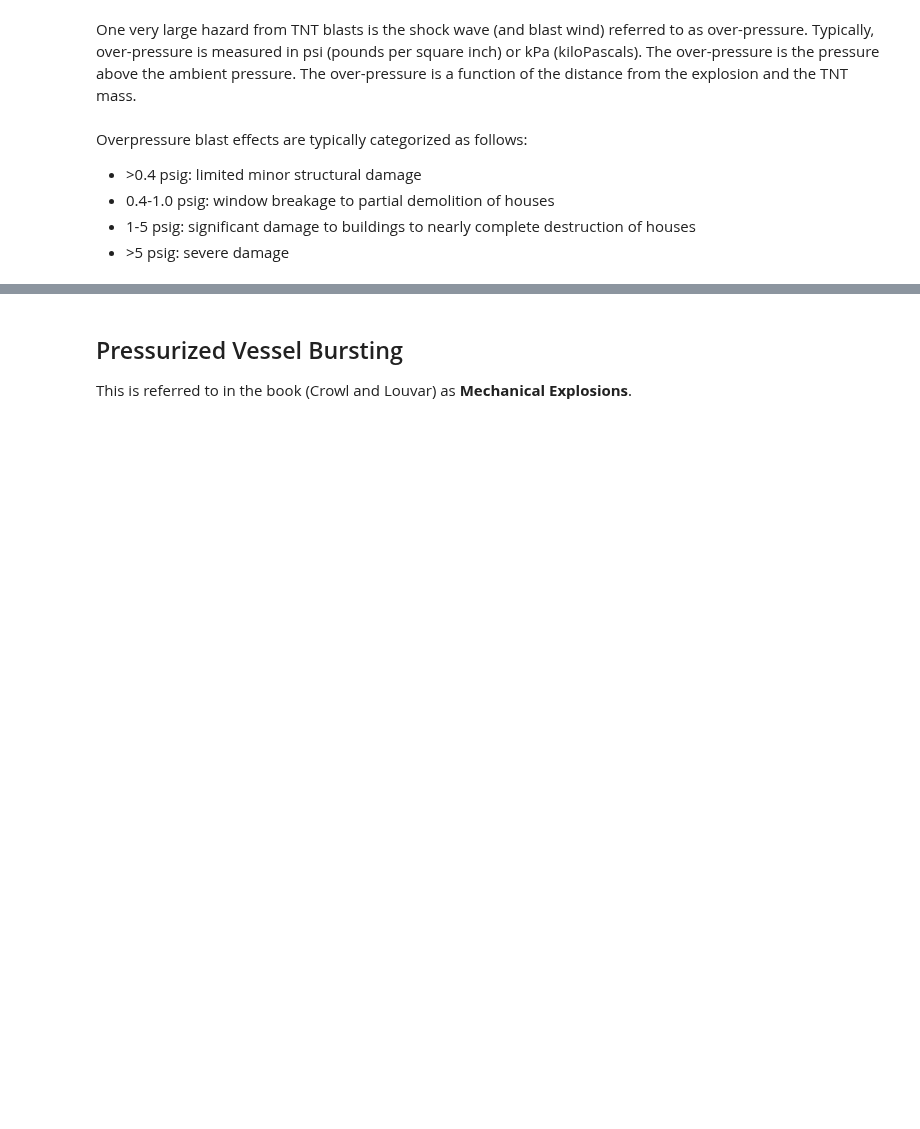
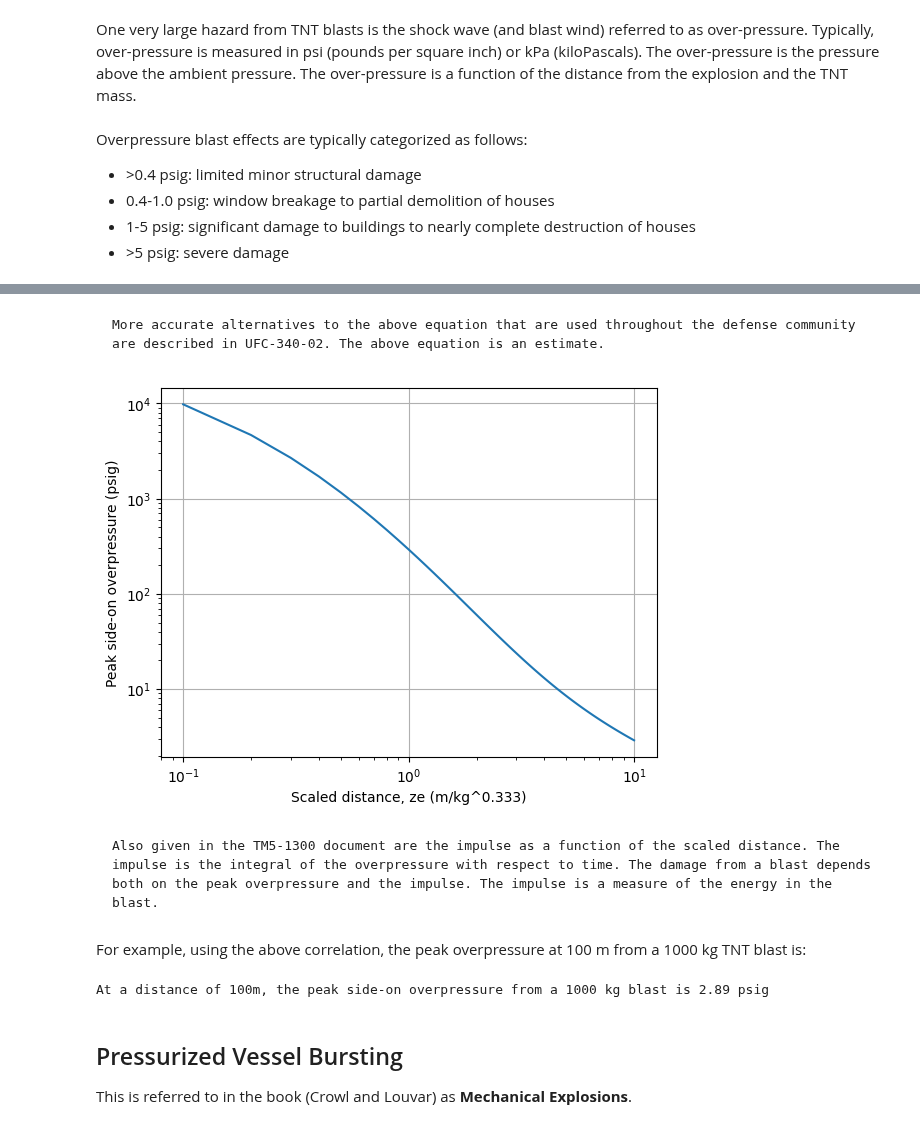
Before and after one commit to clint-bg/safetyinjc, a Jupyter notebook: _build/jupyter_execute/physical/20-Explosions.ipynb, the cells around one changed output, grey strips where cells are left out. Saved outputs shown, nothing was run; the diff lists cells and outputs as text; code cells hidden in the pictures; blank space fills up the shorter version.

````diff
--- a/_build/jupyter_execute/physical/20-Explosions.ipynb
+++ b/_build/jupyter_execute/physical/20-Explosions.ipynb
@@ -25,0 +44,4 @@ Overpressure blast effects are typically categorized as follows:
+# %% [markdown]
+```{note}
+More accurate alternatives to the above equation that are used throughout the defense community are described in UFC-340-02. The above equation is an estimate.
+```
@@ -26,3 +51,33 @@ Overpressure blast effects are typically categorized as follows:
+# %%
+def overpressure(pa, ze):
+    numerator = 1616*(1 + (ze/4.5)**2)
+    denom1 = np.sqrt(1 + (ze/0.048)**2)
+    denom2 = np.sqrt(1 + (ze/0.32)**2)
+    denom3 = np.sqrt(1 + (ze/1.35)**2)
+    return pa*(numerator/(denom1*denom2*denom3))
+# %%
+#plot the above relationship
+ze = np.linspace(0.1, 10, 100)
+pa = 14.7 #psi
+po = overpressure(pa, ze)
+plt.loglog(ze, po)
+plt.xlabel('Scaled distance, ze (m/kg^0.333)')
+plt.ylabel('Peak side-on overpressure (psig)')
+plt.grid()
+# %% [output]
+[figure, added]
+# %% [markdown]
+```{note}
+Also given in the TM5-1300 document are the impulse as a function of the scaled distance. The impulse is the integral of the overpressure with respect to time. The damage from a blast depends both on the peak overpressure and the impulse. The impulse is a measure of the energy in the blast.
+```
+# %% [markdown]
+For example, using the above correlation, the peak overpressure at 100 m from a 1000 kg TNT blast is:
+# %%
+ze = 100/(1000**0.333)
+po = overpressure(pa, ze)
+print(f'At a distance of 100m, the peak side-on overpressure from a 1000 kg blast is {po:.2f} psig')
+# %% [output]
+At a distance of 100m, the peak side-on overpressure from a 1000 kg blast is 2.89 psig
 # %% [markdown]
 ## Pressurized Vessel Bursting
 This is referred to in the book (Crowl and Louvar) as **Mechanical Explosions**.
````
Also changed, not shown: parts of 8 cells of this notebook, 9 other files.
